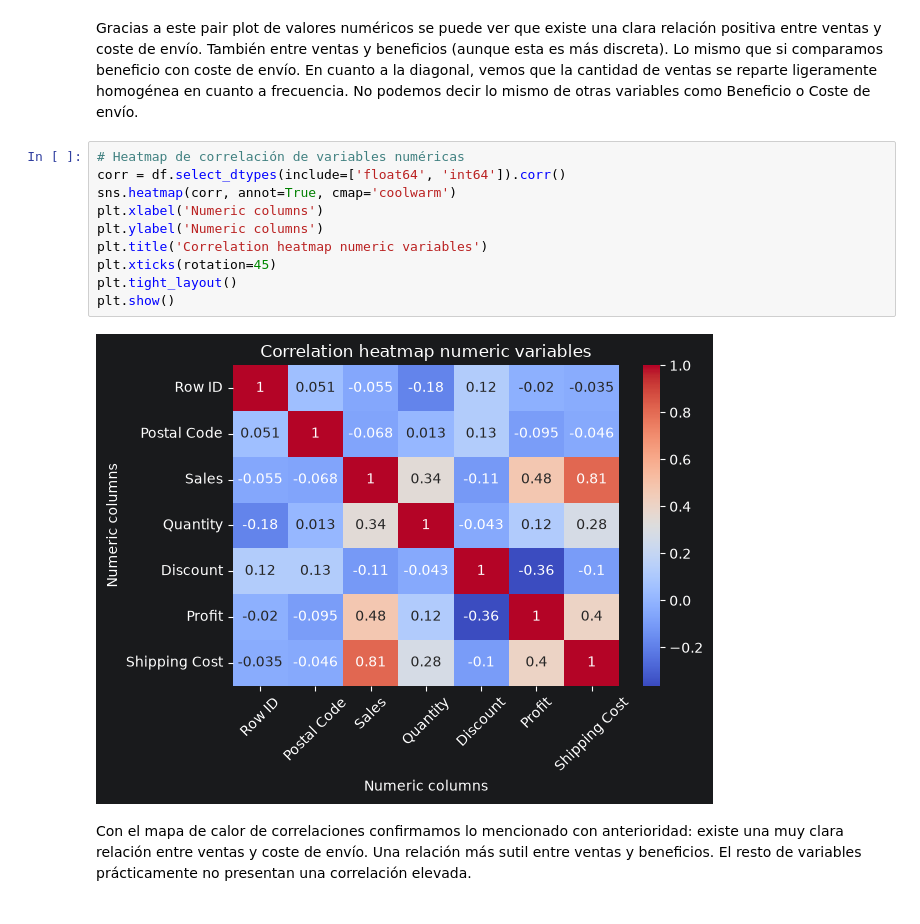
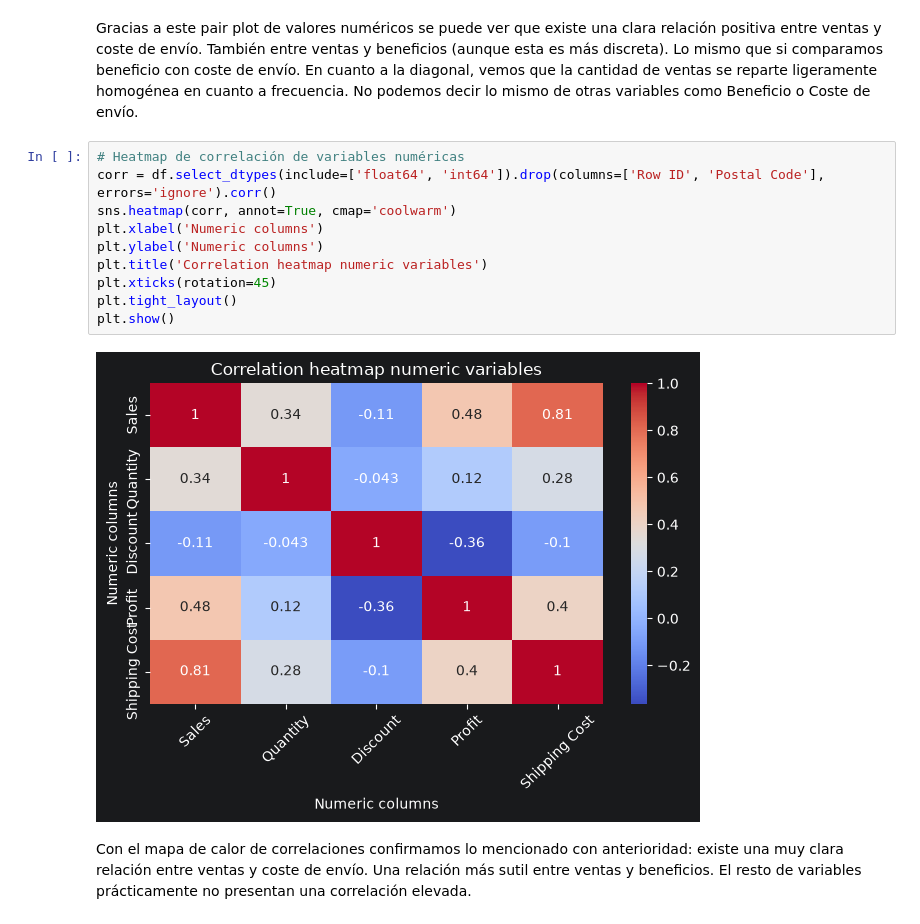
Before and after one commit to LidiaA3/visualizacion_ventas, a Jupyter notebook: superstore.ipynb, the cells around one changed output. Drawn from its saved outputs; the diff is of its cells as text.

```diff
--- a/superstore.ipynb
+++ b/superstore.ipynb
@@ -331,16 +335,16 @@ plt.show()
 Gracias a este pair plot de valores numéricos se puede ver que existe una clara relación positiva entre ventas y coste de envío. También entre ventas y beneficios (aunque esta es más discreta). Lo mismo que si comparamos beneficio con coste de envío. En cuanto a la diagonal, vemos que la cantidad de ventas se reparte ligeramente homogénea en cuanto a frecuencia. No podemos decir lo mismo de otras variables como Beneficio o Coste de envío.
 # %%
 # Heatmap de correlación de variables numéricas
-corr = df.select_dtypes(include=['float64', 'int64']).corr()
+corr = df.select_dtypes(include=['float64', 'int64']).drop(columns=['Row ID', 'Postal Code'], errors='ignore').corr()
 sns.heatmap(corr, annot=True, cmap='coolwarm')
 plt.xlabel('Numeric columns')
 plt.ylabel('Numeric columns')
 plt.title('Correlation heatmap numeric variables')
 plt.xticks(rotation=45)
 plt.tight_layout()
 plt.show()
 # %% [output]
-[figure, old version]
+[figure, new version]
 # %% [markdown]
 Con el mapa de calor de correlaciones confirmamos lo mencionado con anterioridad: existe una muy clara relación entre ventas y coste de envío. Una relación más sutil entre ventas y beneficios. El resto de variables prácticamente no presentan una correlación elevada.
 # %% [markdown]
```
Also changed, not shown: parts of 1 cell of this notebook.
